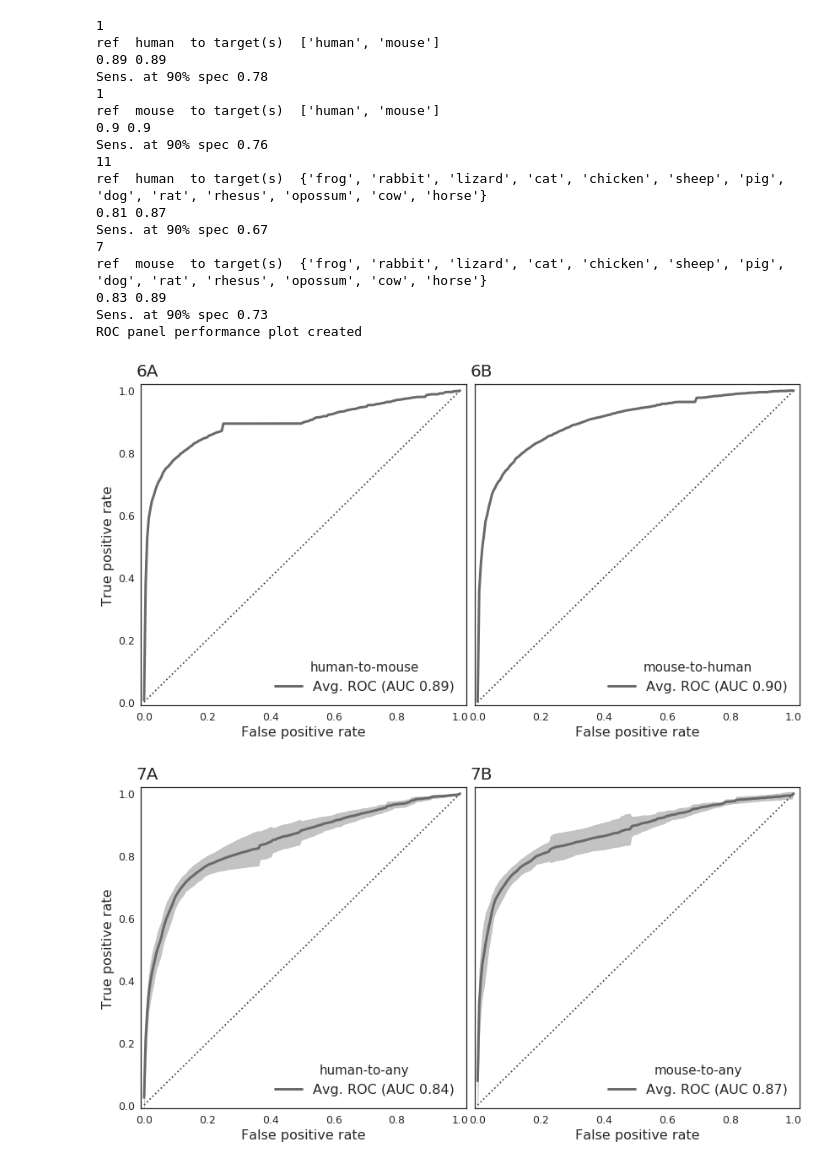
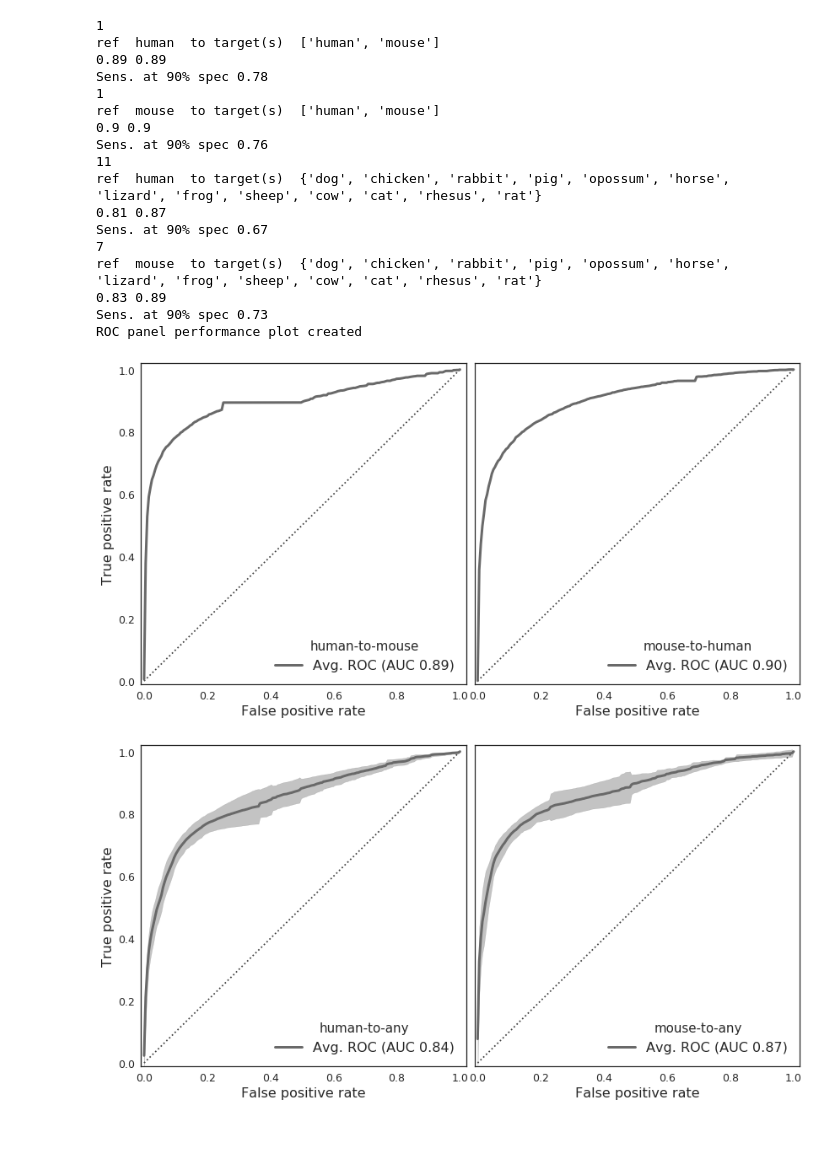
Before and after one commit to ptrebert/project-cross-species, a Jupyter notebook: notebooks/plotting/plot_model_perf_comp_roc-joint.ipynb, the cells around one changed output. Saved outputs shown, nothing was run; the diff lists cells and outputs as text; code cells hidden in the pictures; blank space fills up the shorter version.

```diff
--- a/notebooks/plotting/plot_model_perf_comp_roc-joint.ipynb
+++ b/notebooks/plotting/plot_model_perf_comp_roc-joint.ipynb
@@ -60,7 +60,9 @@ species_file = os.path.join(ref_folder, 'species.tsv')
 run_exec_perf_roc_joint = True
 
 out_folder = '/TL/deep-external01/nobackup/pebert/cloudshare/mpiinf/phd/chapter_projects/crossspecies/figures/pub'
+diss_folder = '/home/pebert/work/code/mpggit/dissertation/Figures'
 save_figures = True
+save_diss = True
 
 
 def exec_status():
@@ -78,16 +80,23 @@ def exec_status():
                                 ['human', 'mouse'],
                                 ['human', 'mouse'],
                                 ['human-to-mouse', 'mouse-to-human'],
-                                ['6A', '6B'])
+                                ['6A', '6B'], save_diss)
     if save_figures:
         outname = 'fig_6AB_roc-hm_perf'
-        outpath = os.path.join(out_folder, 'main', 'raw', outname + '.svg')
-        fig.savefig(outpath, bbox_extra_artists=exart, bbox_inches='tight')
+        if save_diss:
+            out_folder = diss_folder
+            subfolder = 'crossspecies'
+        else:
+            subfolder = 'main'
 
-        outpath = os.path.join(out_folder, 'main', 'png', outname + '.png')
-        fig.savefig(outpath, bbox_extra_artists=exart, bbox_inches='tight', dpi=300)
+        if not save_diss:
+            outpath = os.path.join(out_folder, subfolder, 'raw', outname + '.svg')
+            fig.savefig(outpath, bbox_extra_artists=exart, bbox_inches='tight')
 
-        outpath = os.path.join(out_folder, 'main', outname + '.pdf')
+            outpath = os.path.join(out_folder, subfolder, 'png', outname + '.png')
+            fig.savefig(outpath, bbox_extra_artists=exart, bbox_inches='tight', dpi=300)
+
+        outpath = os.path.join(out_folder, subfolder, outname + '.pdf')
         fig.savefig(outpath, bbox_extra_artists=exart, bbox_inches='tight')
 
     species, lca = read_references(species_file, lca_times_file)
@@ -98,16 +107,23 @@ def exec_status():
                                 ['human', 'mouse'],
                                 trg_species,
                                 ['human-to-any', 'mouse-to-any'],
-                                ['7A', '7B'])
+                                ['7A', '7B'], save_diss)
     if save_figures:
         outname = 'fig_7AB_roc-all_perf'
-        outpath = os.path.join(out_folder, 'main', 'raw', outname + '.svg')
-        fig.savefig(outpath, bbox_extra_artists=exart, bbox_inches='tight')
+        if save_diss:
+            out_folder = diss_folder
+            subfolder = 'crossspecies'
+        else:
+            subfolder = 'main'
 
-        outpath = os.path.join(out_folder, 'main', 'png', outname + '.png')
-        fig.savefig(outpath, bbox_extra_artists=exart, bbox_inches='tight', dpi=300)
+        if not save_diss:
+            outpath = os.path.join(out_folder, subfolder, 'raw', outname + '.svg')
+            fig.savefig(outpath, bbox_extra_artists=exart, bbox_inches='tight')
 
-        outpath = os.path.join(out_folder, 'main', outname + '.pdf')
+            outpath = os.path.join(out_folder, subfolder, 'png', outname + '.png')
+            fig.savefig(outpath, bbox_extra_artists=exart, bbox_inches='tight', dpi=300)
+
+        outpath = os.path.join(out_folder, subfolder, outname + '.pdf')
         fig.savefig(outpath, bbox_extra_artists=exart, bbox_inches='tight')
 
     return True
@@ -164,7 +180,7 @@ def extract_auc_values(perf_data, ref, trg, comparison):
     return np.array(collector, dtype=np.float64).round(2)
 
 
-def plot_roc_joint(perf_data, ref_spec, trg_spec, labels, fkeys):
+def plot_roc_joint(perf_data, ref_spec, trg_spec, labels, fkeys, diss_version):
     """
     """
     num_cols = 2
@@ -180,8 +196,9 @@ def plot_roc_joint(perf_data, ref_spec, trg_spec, labels, fkeys):
         ax.set_xlabel('False positive rate', fontsize=16)
         if 'A' in fk:
             ax.set_ylabel('True positive rate', fontsize=16)
-        at = ax.set_title(fk, fontsize=20)
-        at.set_position([0.02, 1.01])
+        if not diss_version:
+            at = ax.set_title(fk, fontsize=20)
+            at.set_position([0.02, 1.01])
 
         tpr = merge_tpr_curves(perf_data, ref, trg_spec, 'avg')
         tpr_mean = tpr.mean(axis=0)
@@ -276,34 +293,34 @@ def collect_roc_curves(model_file, model_type, test_comp, control_comp):
 
             collect_perf[(ref, trg, comp, 'tpr')].append(new_y_tpr)
             collect_perf[(ref, trg, comp, 'auc')].append(auc)
 
     collect_aucs = pd.DataFrame(collect_aucs, index=np.arange(len(collect_aucs)),
                                columns=['reference', 'target', 'model_epi', 'model_exp',
                                         'test_epi', 'test_exp', 'auc'])
 
     return collect_perf, t_interp, collect_aucs
 
 
 if run_exec_perf_roc_joint:
     execd = exec_status()
     print('ROC panel performance plot created')
 # %% [output]
 1
 ref  human  to target(s)  ['human', 'mouse']
 0.89 0.89
 Sens. at 90% spec 0.78
 1
 ref  mouse  to target(s)  ['human', 'mouse']
 0.9 0.9
 Sens. at 90% spec 0.76
 11
-ref  human  to target(s)  {'frog', 'rabbit', 'lizard', 'cat', 'chicken', 'sheep', 'pig', 'dog', 'rat', 'rhesus', 'opossum', 'cow', 'horse'}
+ref  human  to target(s)  {'dog', 'chicken', 'rabbit', 'pig', 'opossum', 'horse', 'lizard', 'frog', 'sheep', 'cow', 'cat', 'rhesus', 'rat'}
 0.81 0.87
 Sens. at 90% spec 0.67
 7
-ref  mouse  to target(s)  {'frog', 'rabbit', 'lizard', 'cat', 'chicken', 'sheep', 'pig', 'dog', 'rat', 'rhesus', 'opossum', 'cow', 'horse'}
+ref  mouse  to target(s)  {'dog', 'chicken', 'rabbit', 'pig', 'opossum', 'horse', 'lizard', 'frog', 'sheep', 'cow', 'cat', 'rhesus', 'rat'}
 0.83 0.89
 Sens. at 90% spec 0.73
 ROC panel performance plot created
-[figure, old version]
+[figure, new version]
-[figure, old version]
+[figure, new version]
```
Also changed, not shown: 20 other files.
